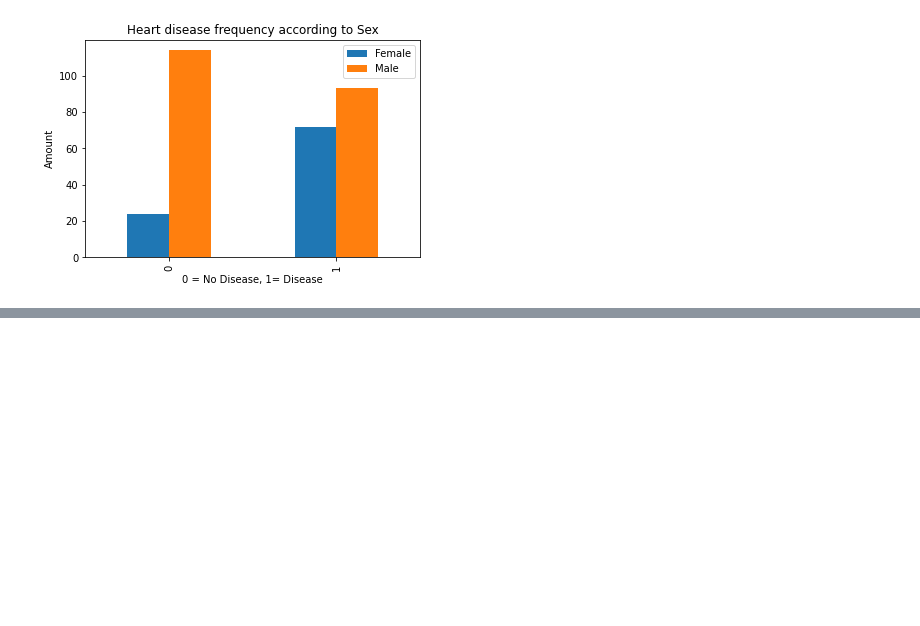
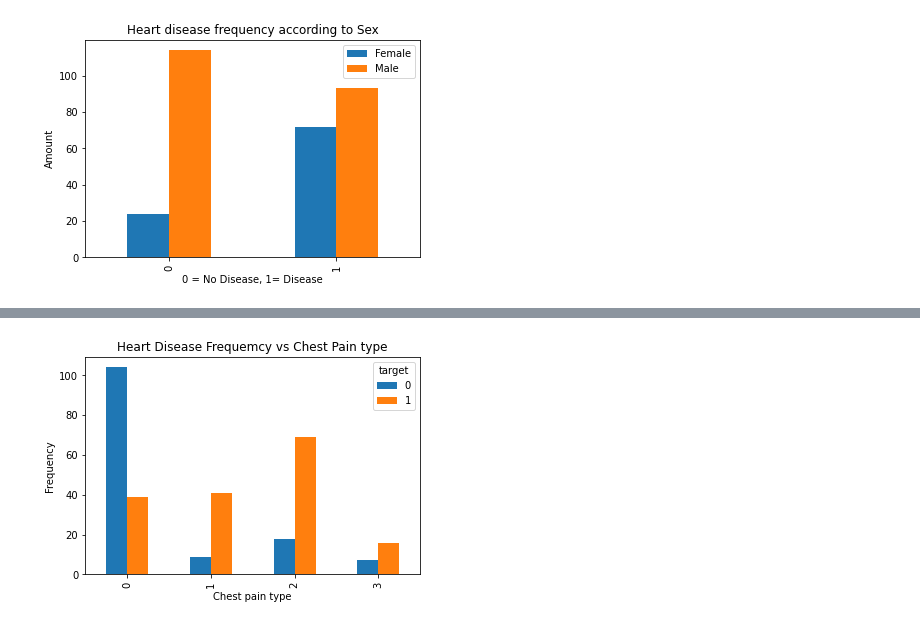
Before and after one commit to Lordpritish/ML-heart-disease-project, a Jupyter notebook: end-to-end-heart-disease-classification.ipynb, the cells around one changed output, grey strips where cells are left out. Saved outputs shown, nothing was run; the diff lists cells and outputs as text; code cells hidden in the pictures; blank space fills up the shorter version.

```diff
--- a/end-to-end-heart-disease-classification.ipynb
+++ b/end-to-end-heart-disease-classification.ipynb
@@ -219,0 +276,8 @@ plt.
+# %%
+pd.crosstab(df.cp,df.target).plot(kind = "bar")
+
+plt.title("Heart Disease Frequemcy vs Chest Pain type")
+plt.xlabel("Chest pain type")
+plt.ylabel("Frequency");
+# %% [output]
+[figure, added]
```
Also changed, not shown: parts of 55 cells of this notebook, 22 other files.
